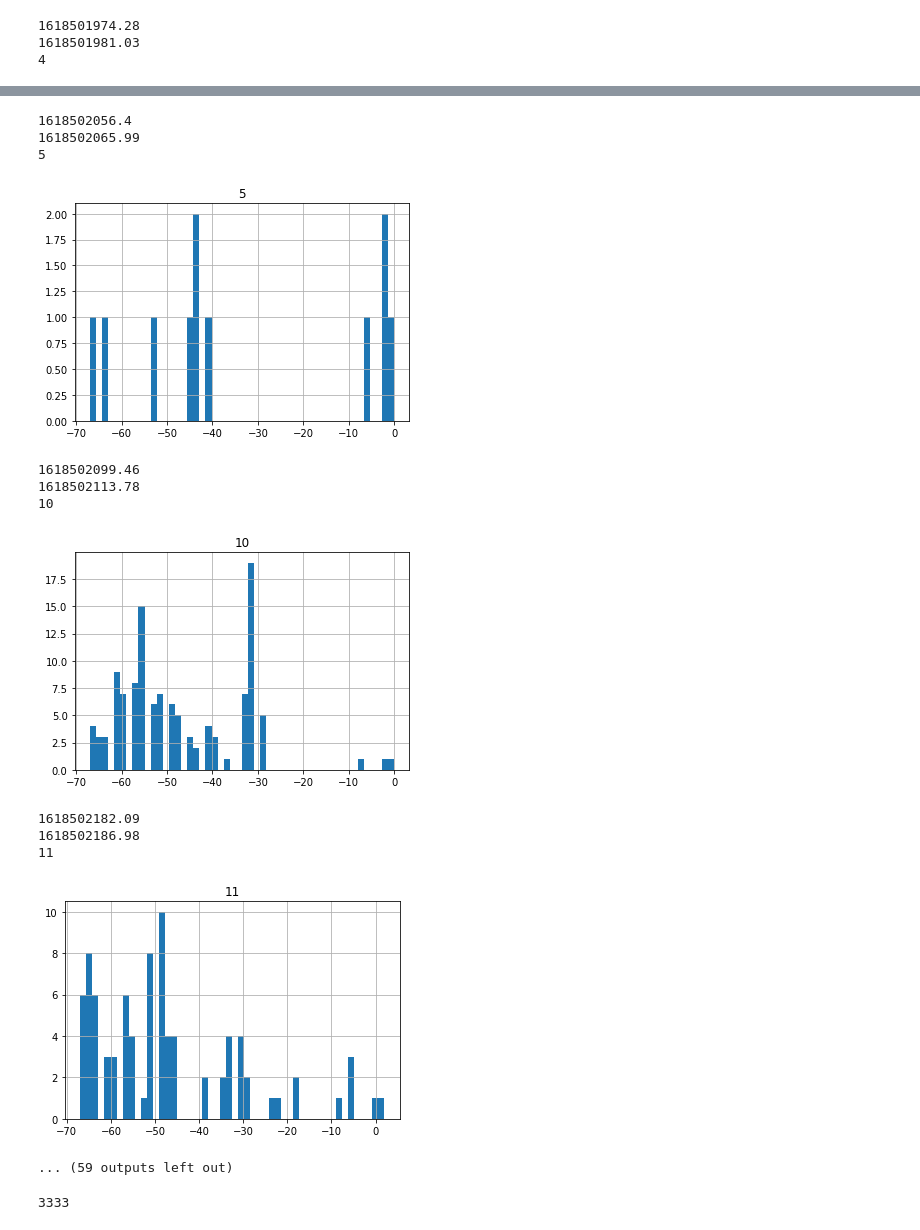
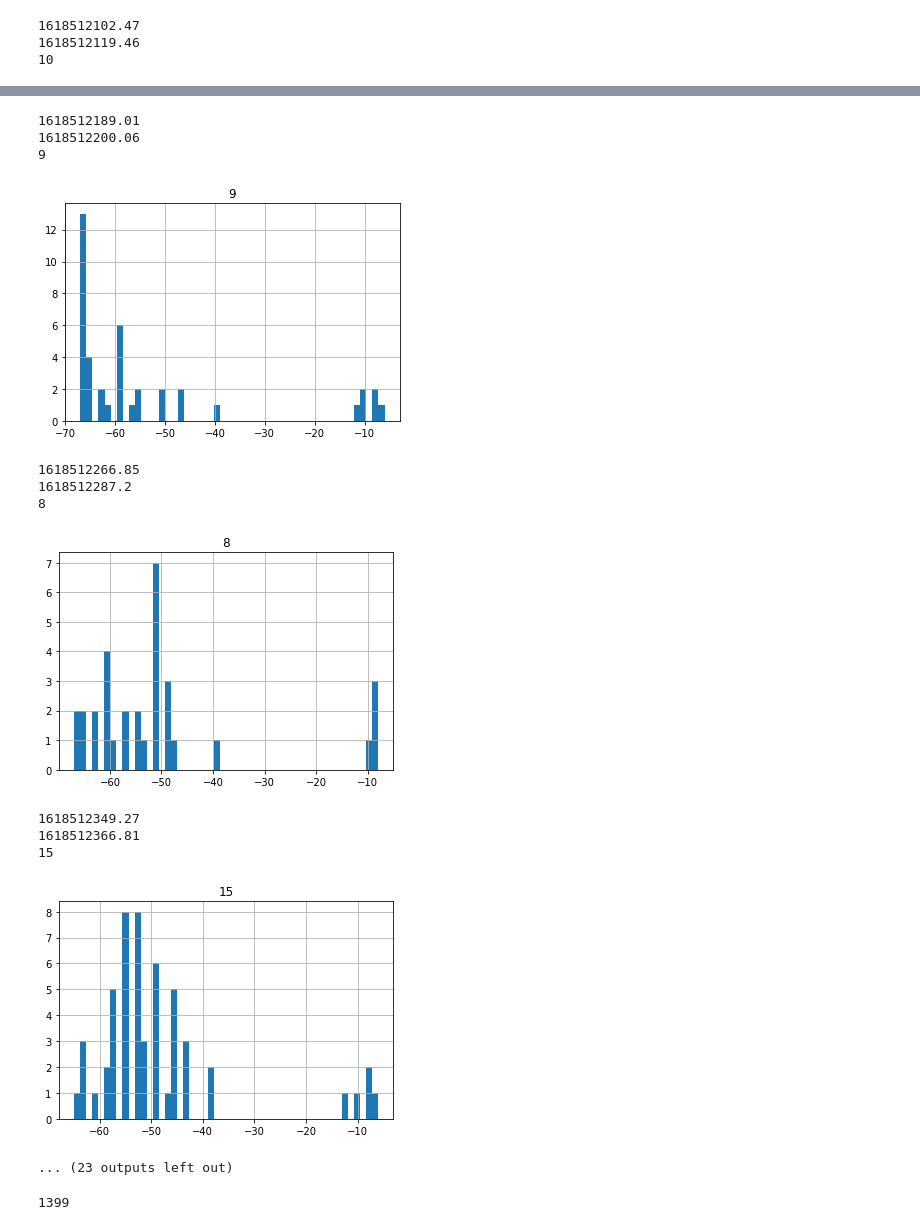
Before and after one commit to basicskill/tum-hackathon, a Jupyter notebook: process_data.ipynb, the cells around one changed output, grey strips where cells are left out. Cells and saved outputs as stored; diff of their text form; code cells hidden in the pictures.

```diff
--- a/process_data.ipynb
+++ b/process_data.ipynb
@@ -5,7 +5,8 @@ import matplotlib.pyplot as plt
 import time
 path = ".././data_4_ScienceHack2021/"
 output_path = "./processed_data"
-trip = 'trip_' + str(11)
+map_file_data = "./map_data"
+trip = 'trip_' + str(12)
 # %%
 pass_data = pd.read_csv(path + trip + '/passenger_count_nums', sep=',', skiprows=[1])
 enter_station = pass_data[pass_data["Number_of_Passengers"] == -10]["Epoch_Time"].to_numpy()
@@ -84,11 +85,24 @@ for low, high, num in zip(enter_station, leave_station, pass_between_station):
     radius_stop["rssi"].hist(bins = num_bins)
     ax = plt.gca() # get axis handle
     p = ax.patches
-    heights = [patch.get_height() for patch in p]    #print(p)
+    heights = [patch.get_height() for patch in p]
+#    np.savetxt("ff.txt", heights)
     for i in range(len(heights) - 1):
-        input_file.write(str(heights[i]) + ",")
+        input_file.write(str(heights[i]) + " ")
     input_file.write(str(heights[-1]) + "\n")
-    output_file.write(str(num) + "\n")
+    if num <= 10:
+        output_file.write(str(0) + "\n")
+    elif num <=20:
+        output_file.write(str(1) + "\n")
+    elif num <= 30:
+        output_file.write(str(2) + "\n")
+    elif num <= 40:
+        output_file.write(str(3) + "\n")
+    elif num <= 50:
+        output_file.write(str(4) + "\n")
+    else:
+        output_file.write(str(5) + "\n")
+
     plt.show()
     """
     distance_raspberry = 10**((rssi_raspberry - stop_to_stop["rssi"].to_numpy()) / 10 / N)
@@ -115,3 +129,3 @@ output_file.close()
-1618501974.28
-1618501981.03
-4
+1618512102.47
+1618512119.46
+10
@@ -119,16 +133,16 @@ output_file.close()
-1618502056.4
-1618502065.99
-5
+1618512189.01
+1618512200.06
+9
-[figure, old version]
+[figure, new version]
-1618502099.46
-1618502113.78
-10
+1618512266.85
+1618512287.2
+8
-[figure, old version]
+[figure, new version]
-1618502182.09
-1618502186.98
-11
+1618512349.27
+1618512366.81
+15
-[figure, old version]
+[figure, new version]
-... (59 outputs left out)
+... (23 outputs left out)
 # %%
 pass_data = pd.read_csv(path + trip + '/passenger_count_nums', sep=',', skiprows=[1])
 enter_station = pass_data[pass_data["Number_of_Passengers"] == -10]["Epoch_Time"].to_numpy()
@@ -140,6 +154,7 @@ pass_between_station = pass_data[(pass_data["Number_of_Passengers"] != -99) & (p
 num_pass = []
 
 gps_data = pd.read_csv(path + trip + '/gps_data.csv', sep=',', skiprows = [1])
+
 for ep in gps_data['epoch_ts'].to_numpy():
 ##    print(enter_station)\n",
 #    print(ep)\n",
@@ -150,9 +165,22 @@ for ep in gps_data['epoch_ts'].to_numpy():
             num_pass.append(pass_between_station[i])
             break;
 print(len(num_pass))
-f_out = open("./out_" + trip + ".txt","w")
+f_out = open(map_file_data + "/pass_bus_out_" + trip + ".csv","w")
 for i in range(len(num_pass)):
     f_out.write(str(num_pass[i]) + ",")
 f_out.close()
+
+lati_out = open(map_file_data + "/latitude_bus_out_" + trip + ".csv","w")
+for lati in gps_data["latitude"].to_numpy():
+    lati_out.write(str(lati) + ",")
+lati_out.close()
+
+long_out = open(map_file_data + "/longitude_bus_out_" + trip + ".csv","w")
+for long in gps_data["longitude"].to_numpy():
+    long_out.write(str(long) + ",")
+long_out.close()
+
+#np.savetxt(map_file_data + "/latitude_bus_out_" + trip + ".csv", gps_data["latitude"].to_numpy(), delimiter=",")
+#np.savetxt(map_file_data + "/longitude_bus_out_" + trip + ".csv", gps_data["longitude"].to_numpy(), delimiter=",")
 # %% [output]
-3333
+1399
```
Also changed, not shown: parts of 2 cells of this notebook.
